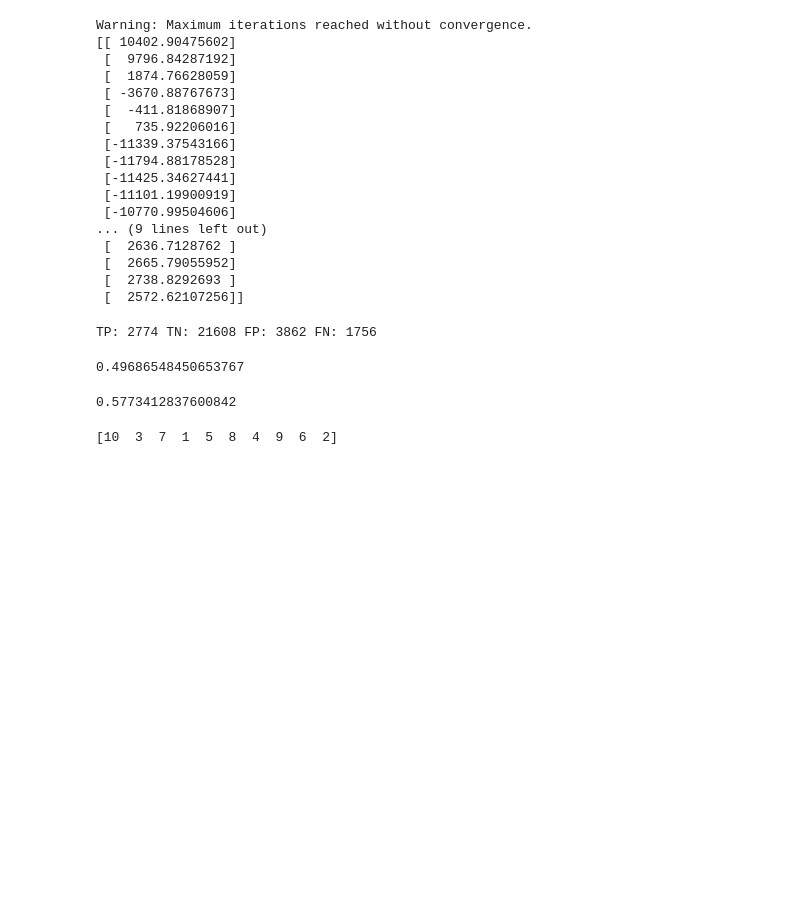
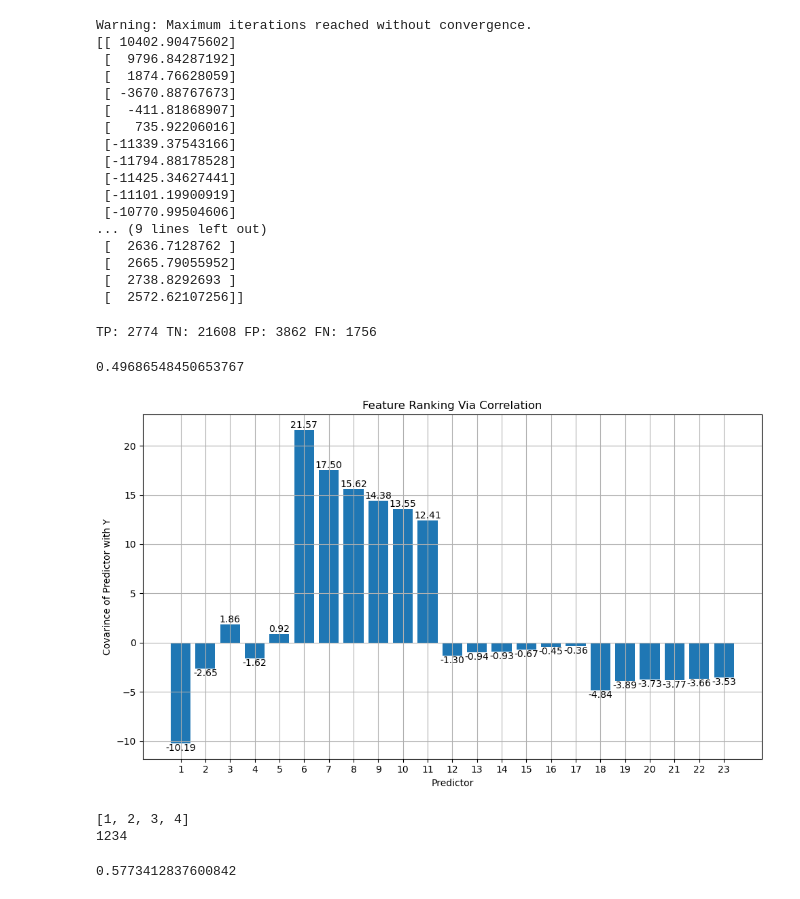
Before and after one commit to metepv/Credit-Card-Default-Project, a Jupyter notebook: LR.ipynb, the cells around one changed output. Cells and saved outputs as stored; diff of their text form; code cells hidden in the pictures; blank space fills up the shorter version.

```diff
--- a/LR.ipynb
+++ b/LR.ipynb
@@ -67,8 +70,8 @@ X23 = data['PAY_AMT6'].values  #
 # %%
-def normalize(column_vector):
-    mean_value = np.mean(column_vector)
-    std_variance = np.std(column_vector)
-    normalized = (column_vector - mean_value)/std_variance
+def normalize(predictor):
+    mean_value = np.mean(predictor)
+    std_variance = np.std(predictor)
+    normalized = (predictor - mean_value)/std_variance
     return normalized
 # %%
 n = 30000
@@ -294,0 +283,49 @@ print(f1_score)
+# %%
+#Feature Ranking Via Correlation
+feature_scores = np.empty((23))
+
+for i in range(0,23):
+
+    column = X[:,i+1]
+    column = np.reshape(column,(30000,1))
+    response = np.reshape(Y,(30000,1))
+
+    mean_of_response = np.mean(response)
+    mean_of_column = np.mean(column)
+
+    var_of_response = np.var(response)
+    var_of_column = np.var(column)
+
+    tilda_column = column - mean_of_column
+    tilda_response = response - mean_of_response
+
+    tilda_column_T = np.transpose(column)
+    tilda_response_T = np.transpose(response)
+
+    correlation_coeff = (np.dot(tilda_column_T,tilda_response))/\
+        (np.sqrt(np.dot(tilda_column_T,tilda_column) + np.dot(tilda_response_T,tilda_response)))
+
+    feature_scores[i] = correlation_coeff
+# Create an index array
+index_array = np.arange(1,24)
+
+# Plot the data
+plt.figure(figsize=(10, 6))
+plt.bar(index_array, feature_scores)
+plt.xlabel('Predictor')
+plt.ylabel('Covarince of Predictor with Y')
+plt.title('Feature Ranking Via Correlation')
+
+plt.xticks(index_array)
+
+for i, value in enumerate(feature_scores,start=1):
+    if value > 0:
+        plt.text(i, value, f'{value:.2f}', ha='center', va='bottom')
+    elif value < 0:
+        plt.text(i, value, f'{value:.2f}', ha='center', va='top')
+
+plt.grid(True)
+plt.tight_layout()
+plt.show()
+# %% [output]
+[figure, added]
@@ -295,3 +353,8 @@ print(f1_score)
+# %%
+X_generator(main_design_matrix)
+# %% [output]
+[1, 2, 3, 4]
+1234
 # %%
 #SVM f1 score
 precision_svm = 1646/(1646+797)
@@ -319,10 +365,0 @@ def postprocess(fold,output,parameter):
-# %%
-tuple_lst = np.empty((1,10))
-fold_size = 3000
-k = 10
-
-threshold_parameters = [0.1,0.2,0.3,0.4,0.5,0.55,0.6,0.7,0.8,0.9]
-random_fold_lst = np.random.choice(np.arange(1,11),k,replace = False)
-print(random_fold_lst)
-# %% [output]
-[10  3  7  1  5  8  4  9  6  2]
```
Also changed, not shown: parts of 7 cells of this notebook.
